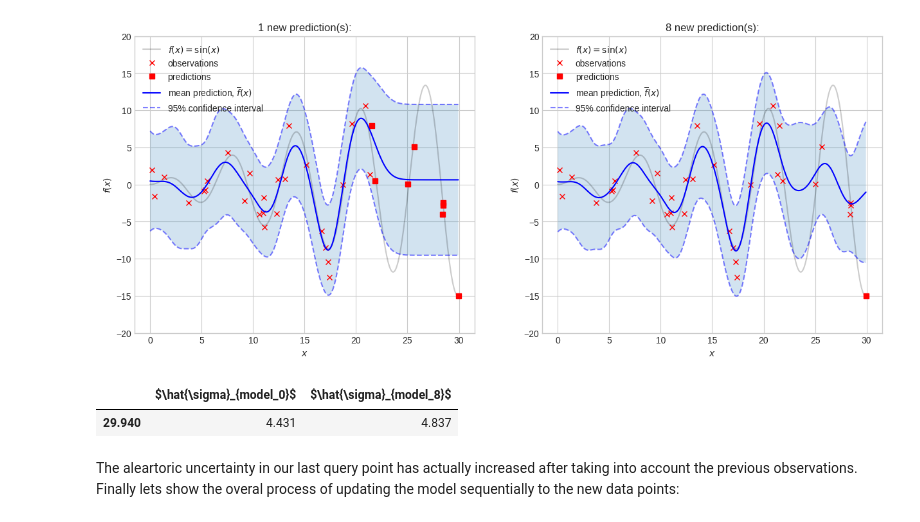
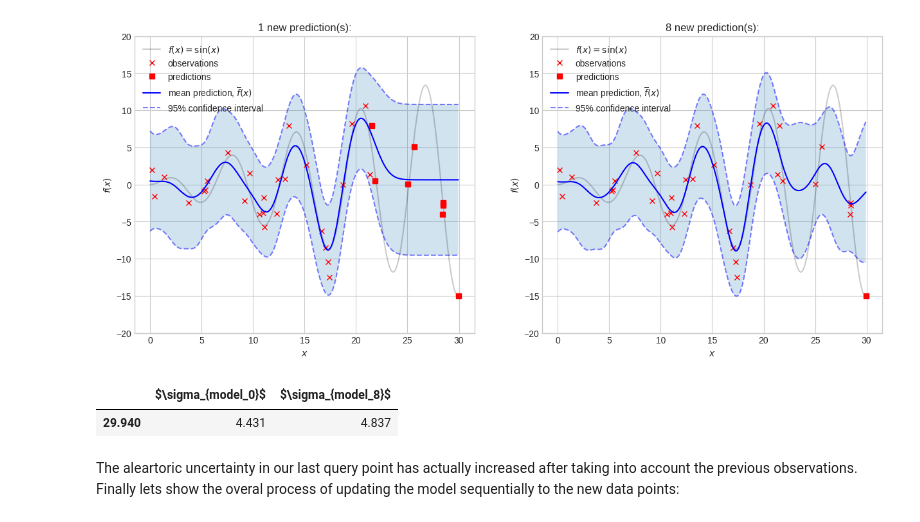
Before and after one commit to tloehrlmu/PageTest, a Jupyter notebook: chapter-gaussianprocess/gaussianprocess.ipynb, the cells around one changed output. Saved outputs shown, nothing was run; the diff lists cells and outputs as text; code cells hidden in the pictures.

```diff
--- a/chapter-gaussianprocess/gaussianprocess.ipynb
+++ b/chapter-gaussianprocess/gaussianprocess.ipynb
@@ -550,13 +547,13 @@ ax[1] = make_plot(8, ax[1])
 [figure]
 # %%
 x_query = x_train_new[-1]
-pd.DataFrame({r"$\hat{\sigma}_{model_0}$":
+pd.DataFrame({r"$\sigma_{model_0}$":
                eval_model(sequential_models[0], likelihood = likelihood, x_test = np.array([x_query]))["sd"],
-               r"$\hat{\sigma}_{model_8}$":
+               r"$\sigma_{model_8}$":
                eval_model(sequential_models[8], likelihood = likelihood, x_test = np.array([x_query]))["sd"]
               })
 # %% [output]
-|  | $\hat{\sigma}_{model_0}$ | $\hat{\sigma}_{model_8}$ |
+|  | $\sigma_{model_0}$ | $\sigma_{model_8}$ |
 | 29.940 | 4.431 | 4.837 |
 # %% [markdown]
 The aleartoric uncertainty in our last query point has actually increased after taking into account the previous observations. <br>
```
Also changed, not shown: parts of 3 cells of this notebook.
